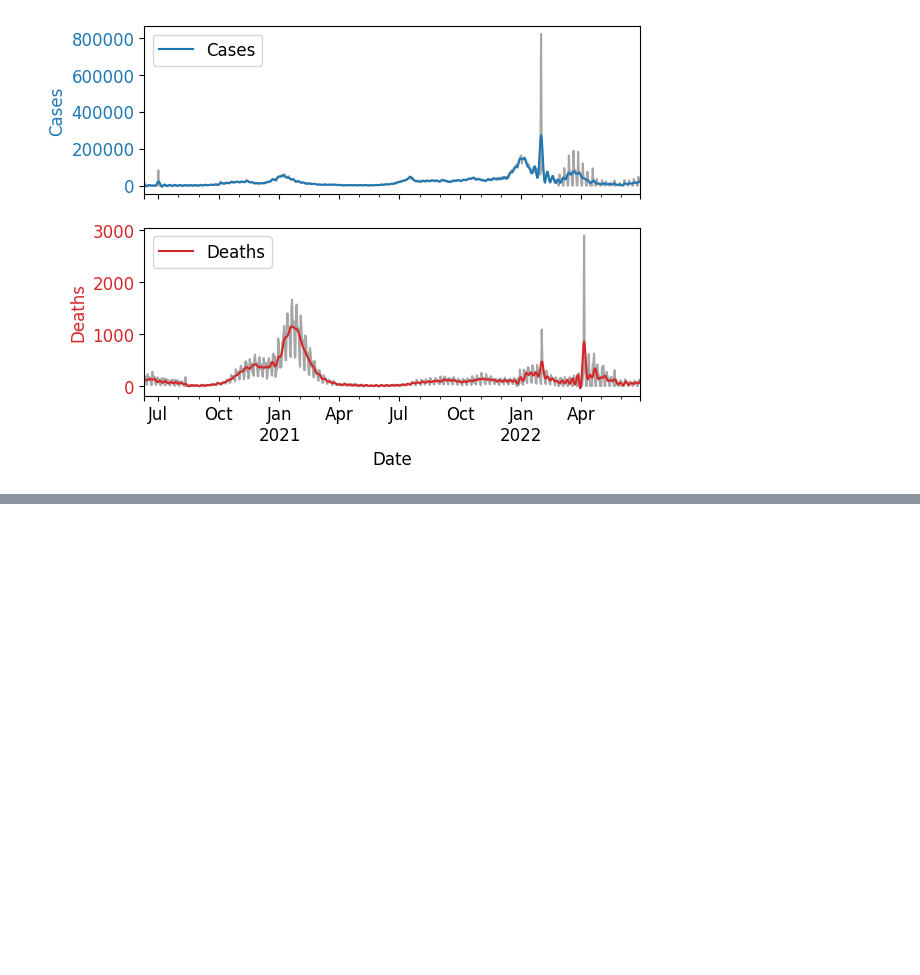
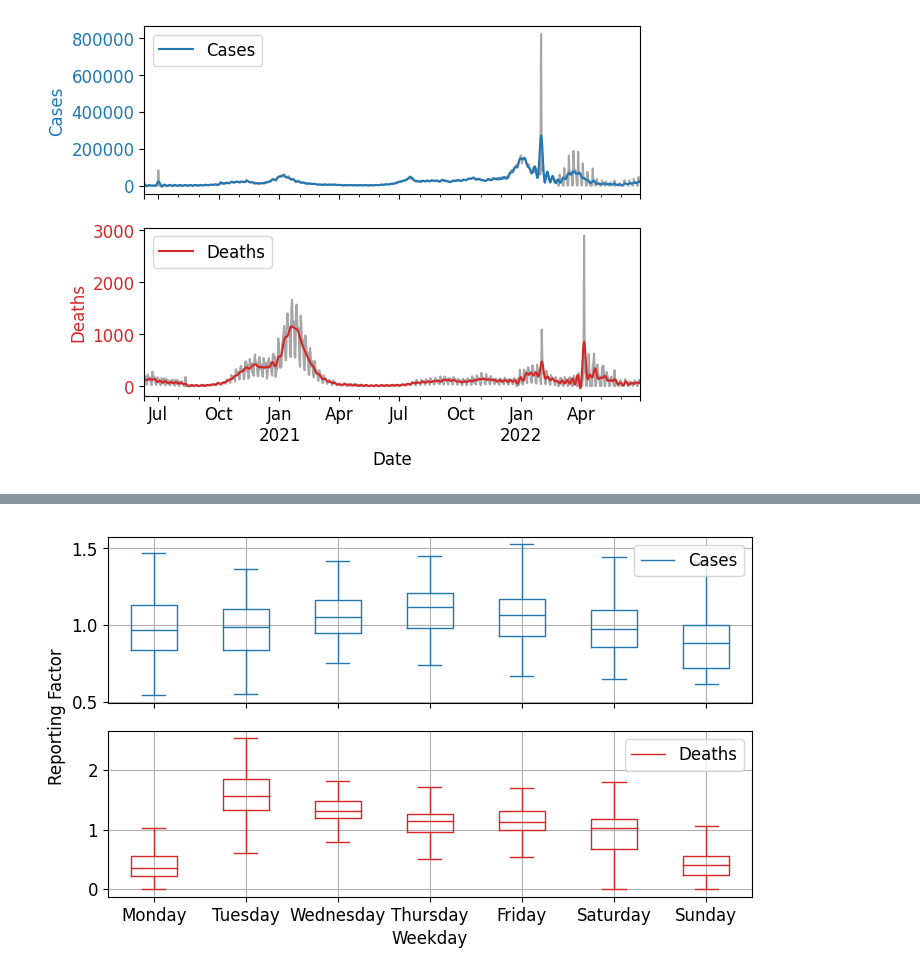
Before and after one commit to KCGallagher/periodic-sampling, a Jupyter notebook: analysis/data_trends.ipynb, the cells around one changed output, grey strips where cells are left out. Drawn from its saved outputs; the diff is of its cells as text; code cells hidden in the pictures; blank space fills up the shorter version.

Commit message:
Relative reporting rates (#2)

```diff
--- a/analysis/data_trends.ipynb
+++ b/analysis/data_trends.ipynb
@@ -164,0 +170,35 @@ plt.savefig(f"../images/data_trends/daily_ifft_{location}_cutoff{cutoff}.png")
+# %%
+def rel_reporting_calc(daily_df, column):
+    daily_df['Day_Index'] = daily_df['Date'].apply(lambda x: x.weekday())
+    daily_df['Weekday'] = daily_df['Date'].apply(lambda x: x.day_name())
+    mean = df[column].rolling(7).mean()
+    daily_df['Dif_' + column] = (df[column]) / mean
+    return daily_df
+
+def rel_reporting_plot(daily_df, column, ax, color, label):
+    daily_df = rel_reporting_calc(daily_df, column)
+    # daily_df['Dif_' + column].fillna(0, inplace=True)
+
+    daily_df.boxplot(column=('Dif_' + column), by='Day_Index', # positions='DayIndex',
+                     ax=ax, color=color, sym='')
+    ax.set_xticks([1, 2, 3, 4, 5, 6, 7],
+                  ['Monday', 'Tuesday', 'Wednesday', 'Thursday', 'Friday', 'Saturday', 'Sunday'])
+    ax.set_title(''); ax.legend(labels=[label], loc=1, framealpha=0.8)
+
+fig, axs = plt.subplots(2, figsize=(8,5))
+rel_reporting_plot(df.copy(), 'Daily_Cases',  ax=axs[0],
+                   color='#1f77b4', label="Cases")
+                   # tab:blue not recognised here - this is the equivalent hexadecimal
+rel_reporting_plot(df.copy(), 'Daily_Deaths',  ax=axs[1],
+                   color='tab:red', label="Deaths")
+
+axs[0].set_xlabel(''); axs[0].set_xticklabels([]); axs[1].set_xlabel('Weekday')
+
+fig.add_subplot(111, frameon=False)
+plt.tick_params(labelcolor='none', which='both', top=False, bottom=False, left=False, right=False)
+plt.ylabel("Reporting Factor")
+
+plt.suptitle(''); plt.tight_layout()
+plt.savefig(f"../images/data_trends/daily_whisker_{location}.png")
+# %% [output]
+[figure, added]
```
Also changed, not shown: parts of 4 cells of this notebook, 2 other files.
